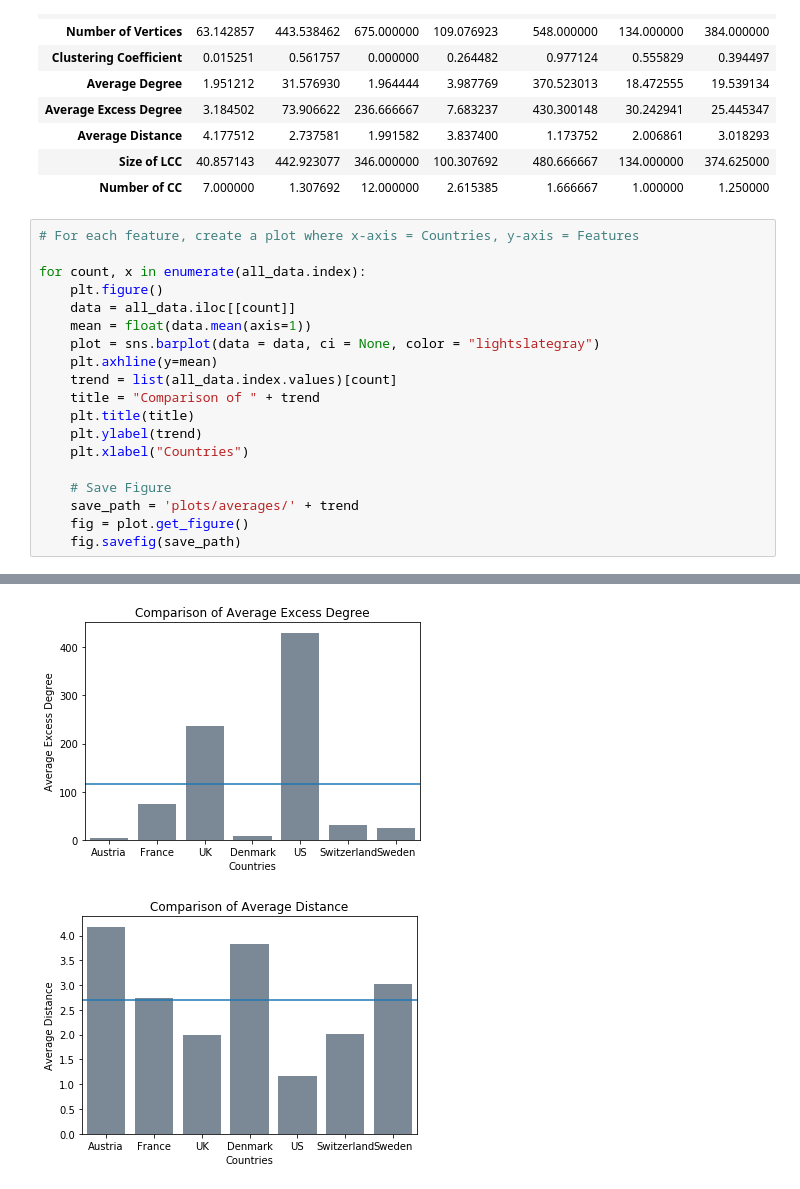
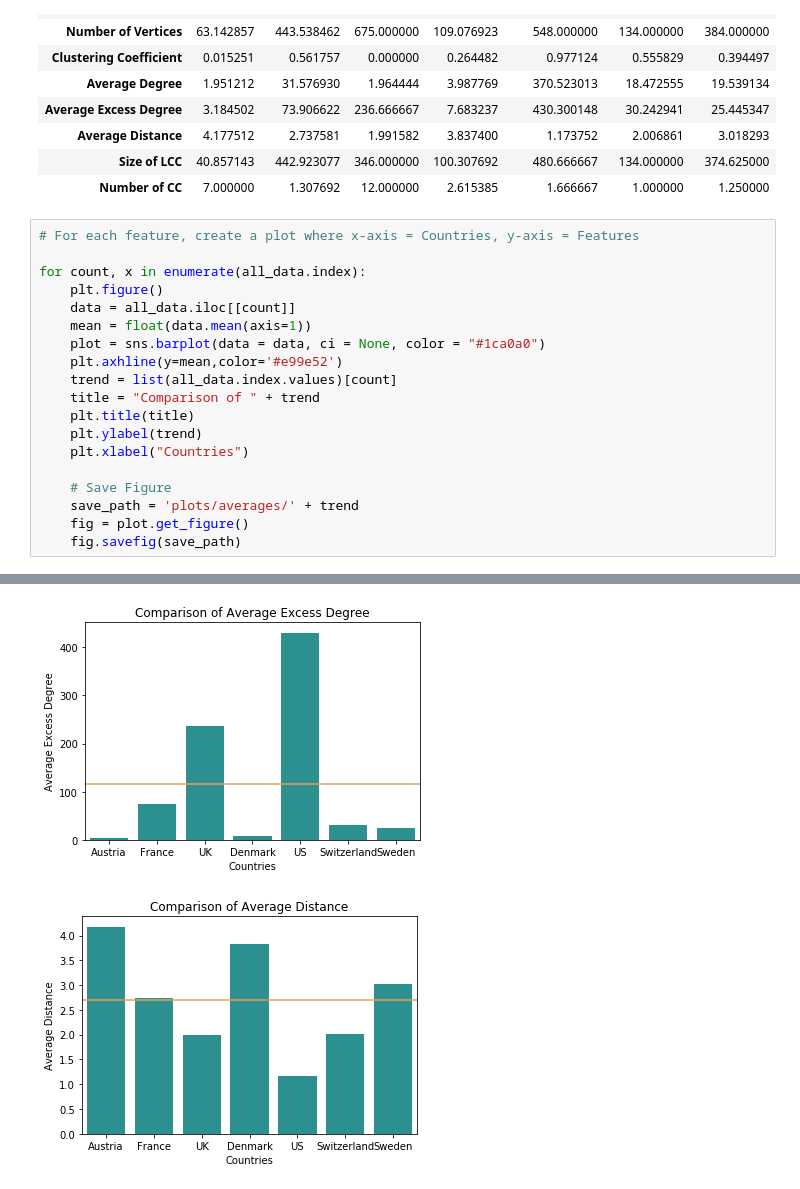
Before and after one commit to benlai97/CSE-416-Final-Project, a Jupyter notebook: graphing_averages.ipynb, the cells around one changed output, grey strips where cells are left out. Drawn from its saved outputs; the diff is of its cells as text.

Commit message:
new plots

```diff
--- a/graphing_averages.ipynb
+++ b/graphing_averages.ipynb
@@ -36,8 +36,8 @@ for count, x in enumerate(all_data.index):
     plt.figure()
     data = all_data.iloc[[count]]
     mean = float(data.mean(axis=1))
-    plot = sns.barplot(data = data, ci = None, color = "lightslategray")
-    plt.axhline(y=mean)
+    plot = sns.barplot(data = data, ci = None, color = "#1ca0a0")
+    plt.axhline(y=mean,color='#e99e52')
     trend = list(all_data.index.values)[count]
     title = "Comparison of " + trend
     plt.title(title)
@@ -56,2 +56,2 @@ for count, x in enumerate(all_data.index):
-[figure, old version]
+[figure, new version]
-[figure, old version]
+[figure, new version]
```
Also changed, not shown: parts of 2 cells of this notebook, 12 other files.
